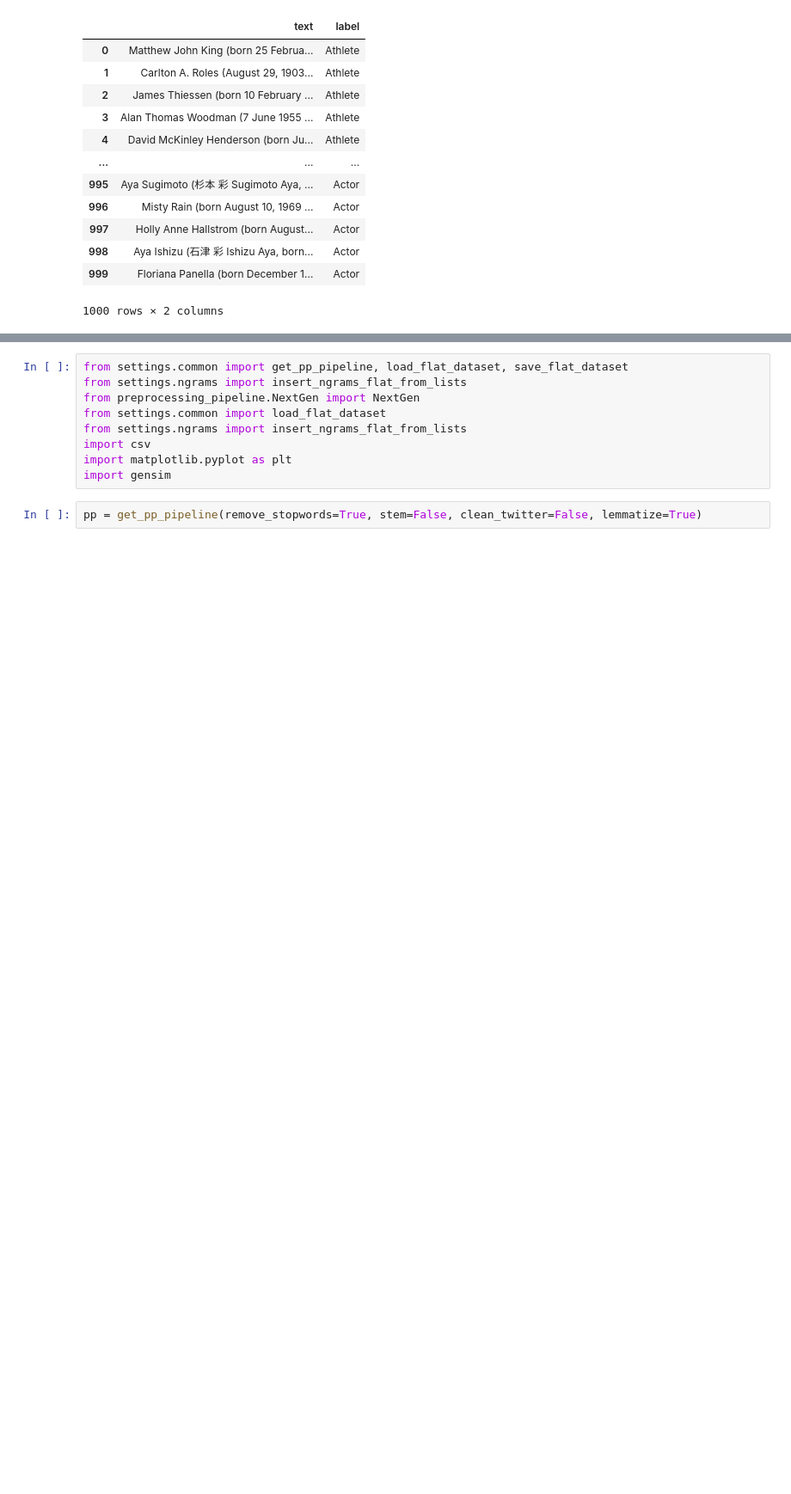
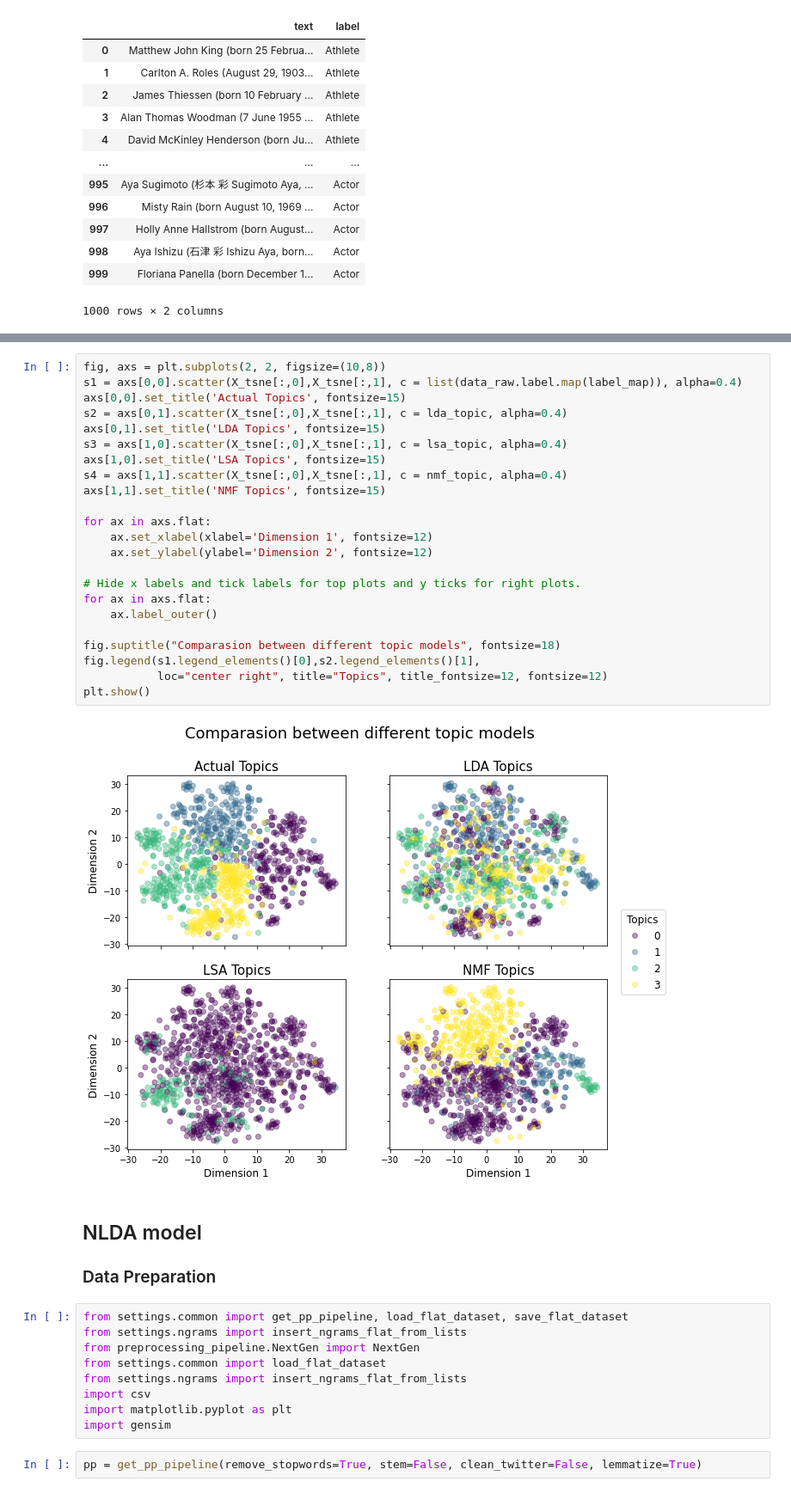
Before and after one commit to NeilChenccc/Optimization-Topic-Modeling, a Jupyter notebook: Project_Source_Code.ipynb, the cells around one changed output, grey strips where cells are left out. Shown at 86% size. Cells and saved outputs as stored; diff of their text form; blank space fills up the shorter version.

```diff
--- a/Project_Source_Code.ipynb
+++ b/Project_Source_Code.ipynb
@@ -39,3 +177,31 @@ data_raw
+# %%
+fig, axs = plt.subplots(2, 2, figsize=(10,8))
+s1 = axs[0,0].scatter(X_tsne[:,0],X_tsne[:,1], c = list(data_raw.label.map(label_map)), alpha=0.4)
+axs[0,0].set_title('Actual Topics', fontsize=15)
+s2 = axs[0,1].scatter(X_tsne[:,0],X_tsne[:,1], c = lda_topic, alpha=0.4)
+axs[0,1].set_title('LDA Topics', fontsize=15)
+s3 = axs[1,0].scatter(X_tsne[:,0],X_tsne[:,1], c = lsa_topic, alpha=0.4)
+axs[1,0].set_title('LSA Topics', fontsize=15)
+s4 = axs[1,1].scatter(X_tsne[:,0],X_tsne[:,1], c = nmf_topic, alpha=0.4)
+axs[1,1].set_title('NMF Topics', fontsize=15)
+
+for ax in axs.flat:
+    ax.set_xlabel(xlabel='Dimension 1', fontsize=12)
+    ax.set_ylabel(ylabel='Dimension 2', fontsize=12)
+
+# Hide x labels and tick labels for top plots and y ticks for right plots.
+for ax in axs.flat:
+    ax.label_outer()
+
+fig.suptitle("Comparasion between different topic models", fontsize=18)
+fig.legend(s1.legend_elements()[0],s2.legend_elements()[1],
+           loc="center right", title="Topics", title_fontsize=12, fontsize=12)
+plt.show()
+# %% [output]
+[figure, added]
+# %% [markdown]
+## NLDA model
+### Data Preparation
 # %%
 from settings.common import get_pp_pipeline, load_flat_dataset, save_flat_dataset
 from settings.ngrams import insert_ngrams_flat_from_lists
```
Also changed, not shown: parts of 47 cells of this notebook, 10 other files.
